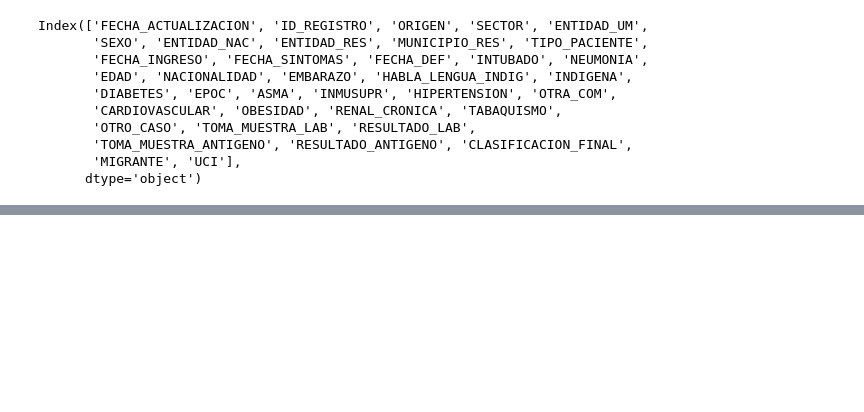
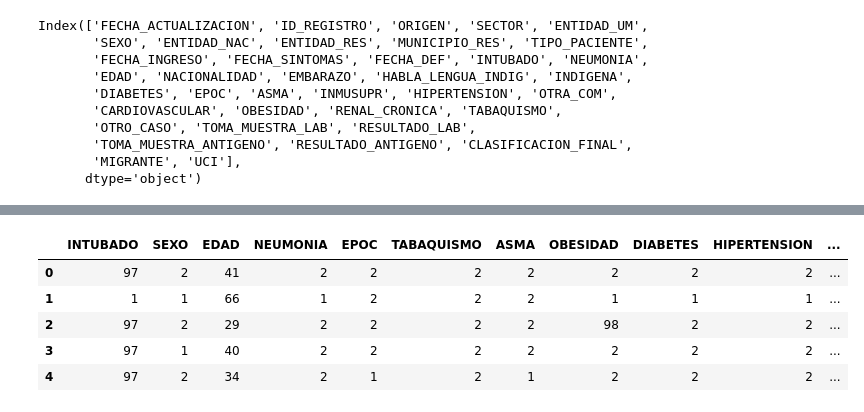
Before and after one commit to JuanEcheagaray75/COVID-19-Analysis, a Jupyter notebook: cleaning.ipynb, the cells around one changed output, grey strips where cells are left out. Saved outputs shown, nothing was run; the diff lists cells and outputs as text; code cells hidden in the pictures; blank space fills up the shorter version.

```diff
--- a/cleaning.ipynb
+++ b/cleaning.ipynb
@@ -46,0 +57,11 @@ df[morbilidades]
+# %%
+variables = ['INTUBADO', 'SEXO', 'EDAD', 'NEUMONIA', 'EPOC', 'TABAQUISMO', 'ASMA', 'OBESIDAD', 'DIABETES', 'HIPERTENSION', 'CARDIOVASCULAR',
+            'EMBARAZO', 'INMUSUPR', 'RENAL_CRONICA']
+df[variables].head()
+# %% [output]
+|  | INTUBADO | SEXO | EDAD | NEUMONIA | EPOC | TABAQUISMO | ASMA | OBESIDAD | DIABETES | HIPERTENSION | ... |
+| 0 | 97 | 2 | 41 | 2 | 2 | 2 | 2 | 2 | 2 | 2 | ... |
+| 1 | 1 | 1 | 66 | 1 | 2 | 2 | 2 | 1 | 1 | 1 | ... |
+| 2 | 97 | 2 | 29 | 2 | 2 | 2 | 2 | 98 | 2 | 2 | ... |
+| 3 | 97 | 1 | 40 | 2 | 2 | 2 | 2 | 2 | 2 | 2 | ... |
+| 4 | 97 | 2 | 34 | 2 | 1 | 2 | 1 | 2 | 2 | 2 | ... |
```
Also changed, not shown: parts of 35 cells of this notebook, 3 other files.
